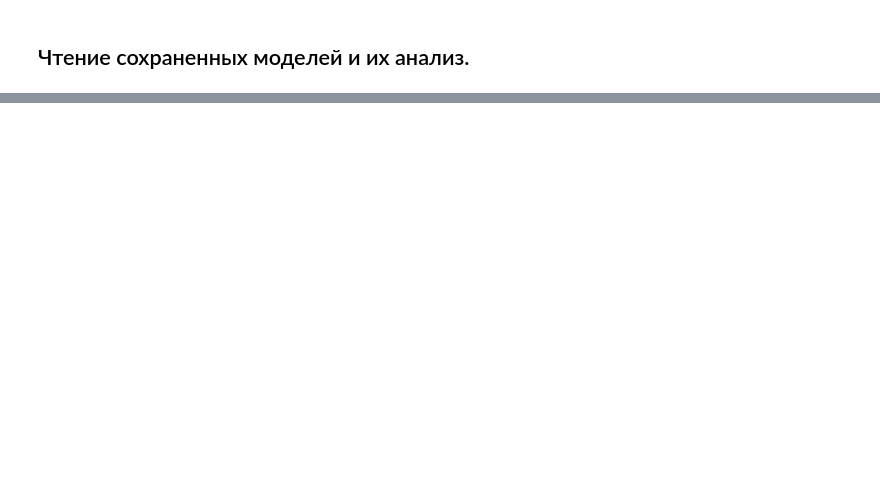
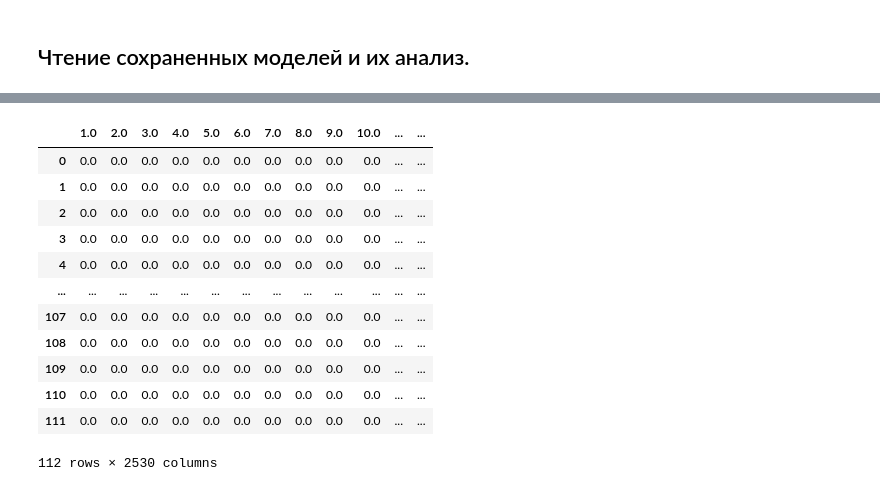
Before and after one commit to arbuz001/Wave-U-Net-Pytorch, a Jupyter notebook: classifier_mel_based.ipynb, the cells around one changed output, grey strips where cells are left out. Cells and saved outputs as stored; diff of their text form; code cells hidden in the pictures; blank space fills up the shorter version.

```diff
--- a/classifier_mel_based.ipynb
+++ b/classifier_mel_based.ipynb
@@ -382,8 +416,24 @@ data ,labels_dict= make_dataset1(main_dir_for_dataset)
 # %%
 data_mono = data.copy()
-data_mono['nuclide'] = [labels_dict[k] for k in data_mono['label'].values]
+# label = 'other'
+label = 'Eu-152'
+data_mono['nuclide'] = [label for k, zz in enumerate(data_mono['label'].values)]
 data_mono.drop(columns='label',inplace=True)
 data_mono
+# %% [output]
+|  | 1.0 | 2.0 | 3.0 | 4.0 | 5.0 | 6.0 | 7.0 | 8.0 | 9.0 | 10.0 | ... | ... |
+| 0 | 0.0 | 0.0 | 0.0 | 0.0 | 0.0 | 0.0 | 0.0 | 0.0 | 0.0 | 0.0 | ... | ... |
+| 1 | 0.0 | 0.0 | 0.0 | 0.0 | 0.0 | 0.0 | 0.0 | 0.0 | 0.0 | 0.0 | ... | ... |
+| 2 | 0.0 | 0.0 | 0.0 | 0.0 | 0.0 | 0.0 | 0.0 | 0.0 | 0.0 | 0.0 | ... | ... |
+| 3 | 0.0 | 0.0 | 0.0 | 0.0 | 0.0 | 0.0 | 0.0 | 0.0 | 0.0 | 0.0 | ... | ... |
+| 4 | 0.0 | 0.0 | 0.0 | 0.0 | 0.0 | 0.0 | 0.0 | 0.0 | 0.0 | 0.0 | ... | ... |
+| ... | ... | ... | ... | ... | ... | ... | ... | ... | ... | ... | ... | ... |
+| 107 | 0.0 | 0.0 | 0.0 | 0.0 | 0.0 | 0.0 | 0.0 | 0.0 | 0.0 | 0.0 | ... | ... |
+| 108 | 0.0 | 0.0 | 0.0 | 0.0 | 0.0 | 0.0 | 0.0 | 0.0 | 0.0 | 0.0 | ... | ... |
+| 109 | 0.0 | 0.0 | 0.0 | 0.0 | 0.0 | 0.0 | 0.0 | 0.0 | 0.0 | 0.0 | ... | ... |
+| 110 | 0.0 | 0.0 | 0.0 | 0.0 | 0.0 | 0.0 | 0.0 | 0.0 | 0.0 | 0.0 | ... | ... |
+| 111 | 0.0 | 0.0 | 0.0 | 0.0 | 0.0 | 0.0 | 0.0 | 0.0 | 0.0 | 0.0 | ... | ... |
+112 rows × 2530 columns
 # %%
 ncldsss_lst = np.unique(data_mono['nuclide'])
 ncldsss_lst
```
Also changed, not shown: parts of 14 cells of this notebook.
